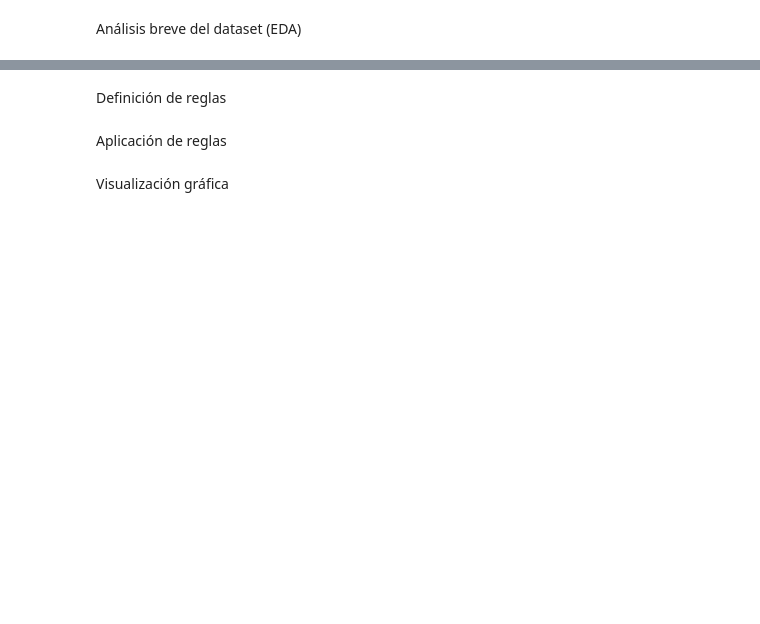
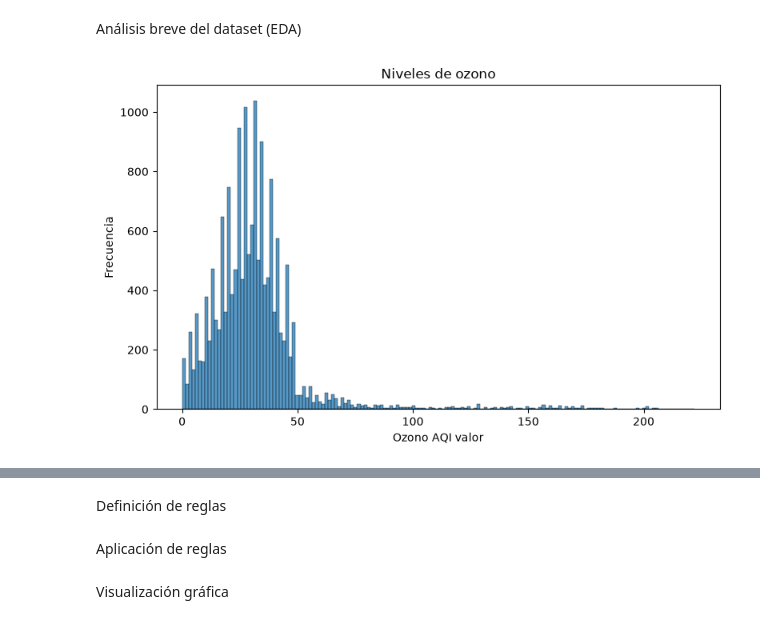
Before and after one commit to daniel-git130/CEIABD_26_27, a Jupyter notebook: MIA_26_27/NOTEBOOKS DEL AULA/03c_SBR_Practica1.ipynb, the cells around one changed output, grey strips where cells are left out. Cells and saved outputs as stored; diff of their text form; code cells hidden in the pictures; blank space fills up the shorter version.

```diff
--- a/MIA_26_27/NOTEBOOKS DEL AULA/03c_SBR_Practica1.ipynb
+++ b/MIA_26_27/NOTEBOOKS DEL AULA/03c_SBR_Practica1.ipynb
@@ -53,0 +72,16 @@ Asignación (mapeo) del nivel de calidad según los valores del mismo
+# %%
+
+def nivel_aire(aqi_value):
+    if aqi_value <= 50:
+        return "Buena"
+    elif aqi_value <= 100:
+        return "Moderado"
+    elif aqi_value <= 150:
+        return "Contaminado"
+    elif aqi_value <= 200:
+        return "Insano"
+    else:
+        return "Peligroso"
+
+data["Nivel Aire"] = data["AQI Value"].apply(nivel_aire)
+data.head()
@@ -54,2 +95,13 @@ Asignación (mapeo) del nivel de calidad según los valores del mismo
 # %% [markdown]
 Análisis breve del dataset (EDA)
+# %%
+
+plt.figure(figsize=(8, 5))
+sns.histplot(data=data, x="Ozone AQI Value")
+plt.title("Niveles de ozono")
+plt.xlabel("Ozono AQI valor")
+plt.ylabel("Frecuencia")
+plt.tight_layout()
+plt.show()
+# %% [output]
+[figure, added]
```
Also changed, not shown: parts of 7 cells of this notebook, 25 other files.
